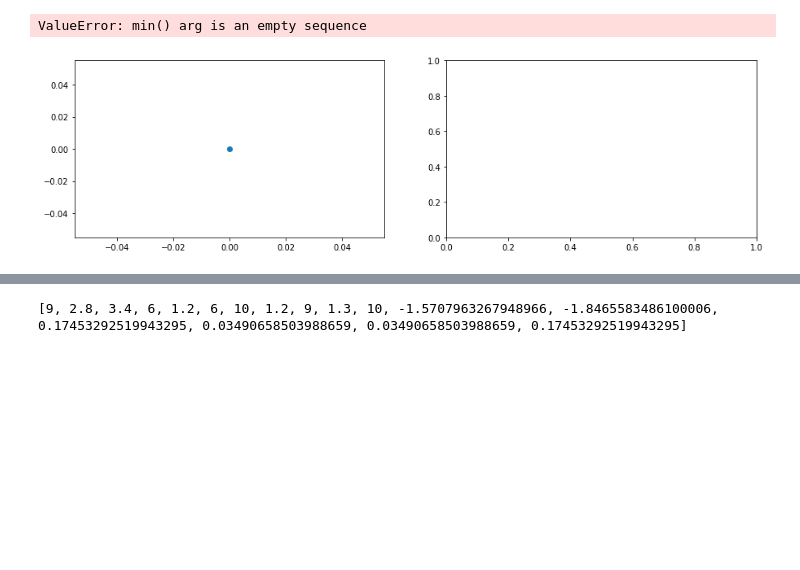
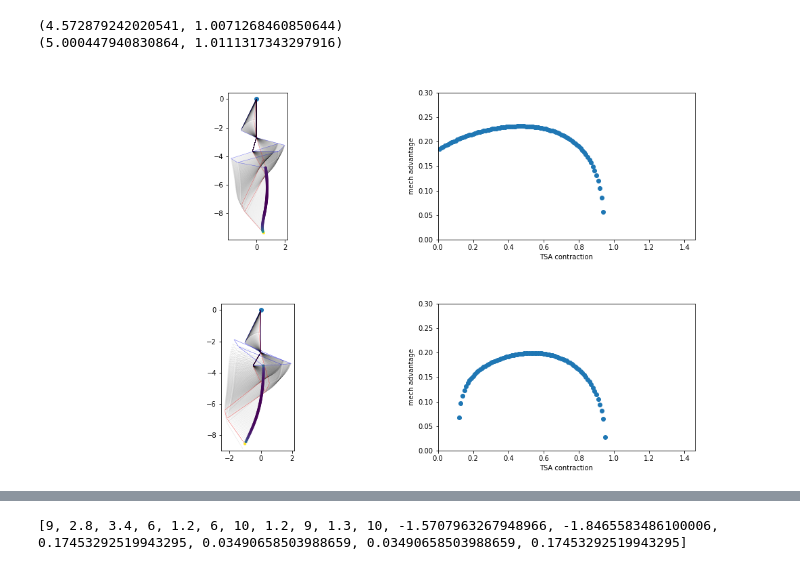
Before and after one commit to qwertpas/saltosim, a Jupyter notebook: notebooks/linkage.ipynb, the cells around one changed output, grey strips where cells are left out. Saved outputs shown, nothing was run; the diff lists cells and outputs as text; code cells hidden in the pictures; blank space fills up the shorter version.

```diff
--- a/notebooks/linkage.ipynb
+++ b/notebooks/linkage.ipynb
@@ -117,13 +173,7 @@ def solveLegPos(guess, doPlot=False):
     return footpos, ier, root
 # %%
 def plotLinks(color, alpha, ax=plt):
-    try:
-        ax.set_xlim(-20, 20)
-        ax.set_ylim(-38, 2)
-        ax.set(adjustable='box', aspect='equal')
-    except:
-        ax.xlim(-18, 18)
-        ax.ylim(-34, 2)
+
 
     footpos, ier, root = solveLegPos(sample_guess, doPlot=False)
 
@@ -163,6 +213,15 @@ def plotLinks(color, alpha, ax=plt):
     ax.quiver(links[:, 0, 0], links[:, 0, 1], links[:, 1, 0]-links[:, 0, 0], links[:, 1, 1] - links[:, 0, 1],
             angles='xy', scale_units='xy', scale=1, width=0.005, headwidth=2, alpha=alpha, color=color)
 
+    try:
+        # ax.set_xlim(-20, 20)
+        # ax.set_ylim(-38, 2)
+        ax.set(adjustable='box', aspect='equal')
+    except:
+        # ax.xlim(-18, 18)
+        # ax.ylim(-34, 2)
+        ax.axis('equal')
+
     return links
 # %%
 def try_config(min_Lx=4, max_Lx=8.4, step=0.1):
@@ -226,29 +288,52 @@ def try_config(min_Lx=4, max_Lx=8.4, step=0.1):
 # %% [markdown]
 ![title](linkvars.png)
 # %%
-try_config(min_Lx=4, max_Lx=8, step=0.05)
+reset_link_constants()
+# print(try_config(min_Lx=1, max_Lx=3, step=0.02))
 #changed values
-L1 = 2.7
+# L1 = 2.7
 L2 = 1
-L3 = 1.2
-L4 = 1.6
-L5 = 0.6
-L6 = 1.85
-L7 = 3.5
-L8 = 0.6
-L9 = 3
-L10 = 0.6
-L11 = 2
-theta1 = radians(-90)
-theta2 = radians(-105.8)
-thetaA = radians(10)
-thetaB = radians(2)
-thetaC = radians(2)
-thetaD = radians(10)
-try_config(min_Lx=1.549, max_Lx=2.485, step=0.05)
+# L3 = 1.2
+# L4 = 1.6
+L5 = 0.47
+# L6 = 1.95
+# L7 = 3.5
+# L8 = 0.6
+# L9 = 3
+L10 = 0.55
+# L11 = 2
+# theta1 = radians(-90)
+theta2 = radians(-120)
+# thetaA = radians(10)
+thetaB = radians(0)
+thetaC = radians(30)
+thetaD = radians(20)
+print(try_config(min_Lx=1, max_Lx=2.46, step=0.01))
+
+reset_link_constants()
+# L1 = 2.7
+L2 = 1.1
+# L3 = 1.2
+# L4 = 1.6
+L5 = 0.47
+# L6 = 1.95
+# L7 = 3.5
+# L8 = 0.6
+# L9 = 3
+L10 = 0.55
+# L11 = 2
+# theta1 = radians(-90)
+theta2 = radians(-120)
+# thetaA = radians(10)
+thetaB = radians(0)
+thetaC = radians(30)
+thetaD = radians(20)
+print(try_config(min_Lx=1, max_Lx=2.46, step=0.01))
 # %% [output]
-ValueError: min() arg is an empty sequence
+(4.572879242020541, 1.0071268460850644)
+(5.000447940830864, 1.0111317343297916)
-[figure, old version]
+[figure, new version]
+[figure, added]
 # %%
 from scipy.optimize import *
 def objective(param, info={'Nfeval':0}, min_Lx=4, max_Lx=8, step=0.05, doPlot=False):
```
Also changed, not shown: parts of 5 cells of this notebook.
